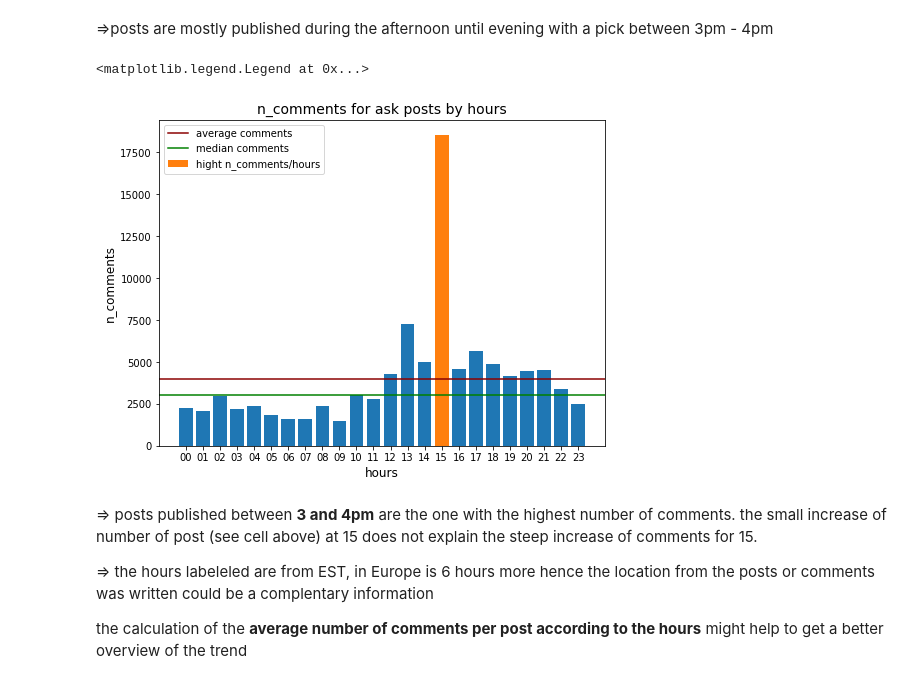
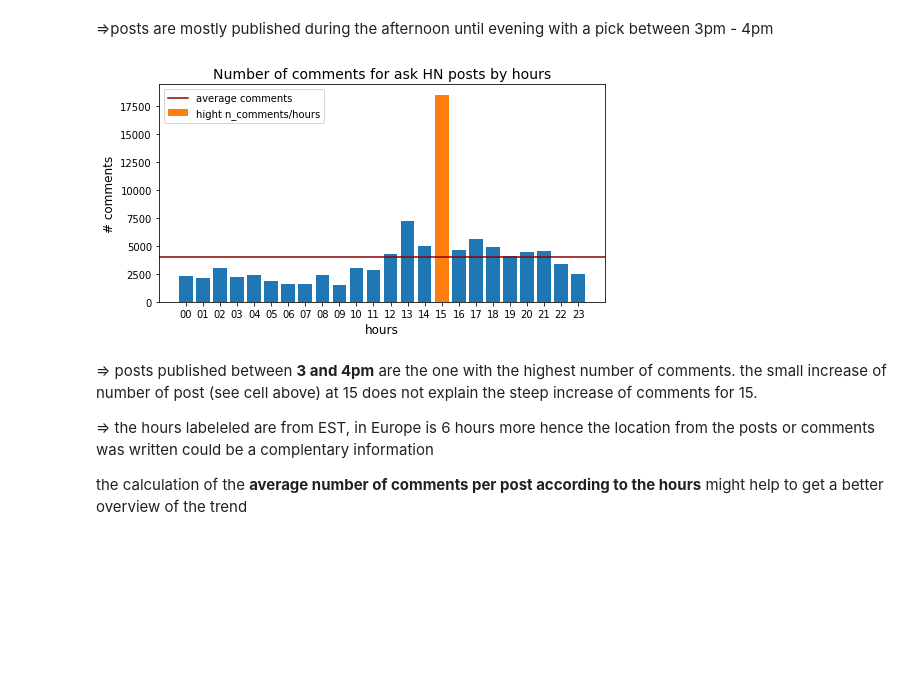
Before and after one commit to tfreyd/Reddit_post, a Jupyter notebook: Project2_hackerNewsPosts.ipynb, the cells around one changed output. Cells and saved outputs as stored; diff of their text form; code cells hidden in the pictures; blank space fills up the shorter version.

```diff
--- a/Project2_hackerNewsPosts.ipynb
+++ b/Project2_hackerNewsPosts.ipynb
@@ -214,29 +213,30 @@ Text(0.5, 0, 'hours')
 # %%
 sorted_comments_by_hours={}
 for key in sorted(comments_by_hours.keys()):
     sorted_comments_by_hours[key]=comments_by_hours[key]
 
-fig2=plt.figure(figsize=(8,6))
+fig2=plt.figure(figsize=(8,4))
 
 mean_comments_by_hours=np.mean(list(sorted_comments_by_hours.values()))
 median_comments_by_hours=np.median(list(sorted_comments_by_hours.values()))
 
 plt.bar(sorted_comments_by_hours.keys(),
         sorted_comments_by_hours.values())
 
 plt.bar(15,sorted_comments_by_hours['15'],
         label='hight n_comments/hours')
 
 plt.axhline(mean_comments_by_hours,color='darkred',label='average comments')
-plt.axhline(median_comments_by_hours,color='green',label='median comments')
+#plt.axhline(median_comments_by_hours,color='green',label='median comments')
 
 plt.xlabel('hours',size=12)
-plt.ylabel('n_comments',size=12)
-plt.title('n_comments for ask posts by hours',size=14)
+plt.ylabel('# comments',size=12)
+plt.title('Number of comments for ask HN posts by hours',size=14)
 plt.legend()
+
+plt.savefig('2.comments_ask_posts_hours.png')
 # %% [output]
-<matplotlib.legend.Legend at 0x...>
-[figure, old version]
+[figure, new version]
 # %% [markdown]
 => posts published between **3 and 4pm** are the one with the highest number of comments.
 the small increase of number of post (see cell above) at 15 does not explain the steep increase of comments for 15.
```
Also changed, not shown: parts of 3 cells of this notebook, 4 other files.
